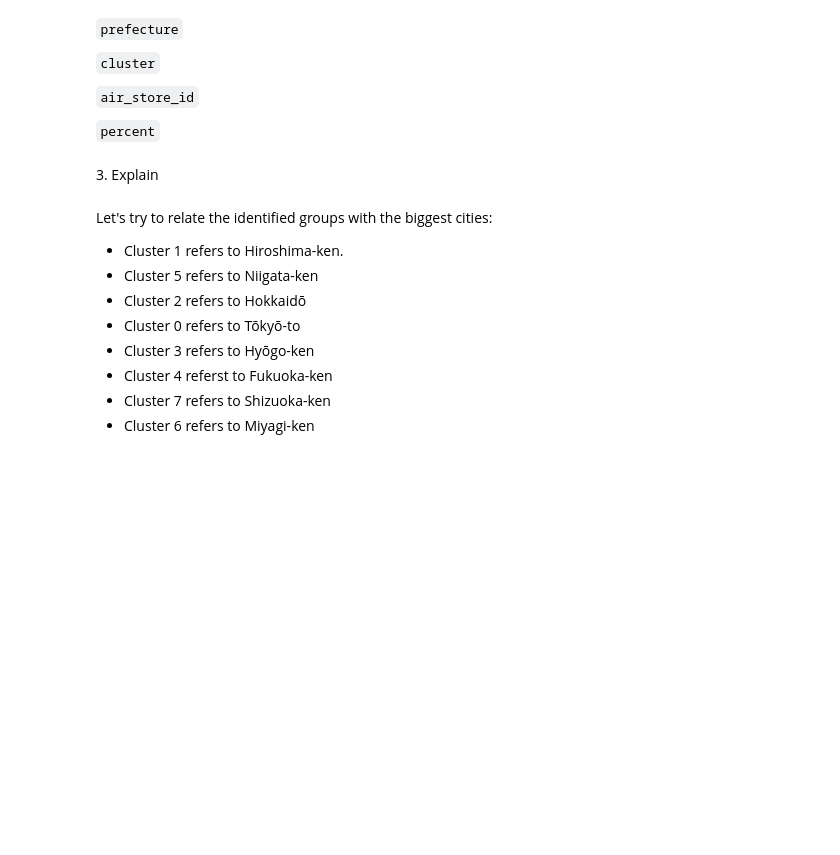
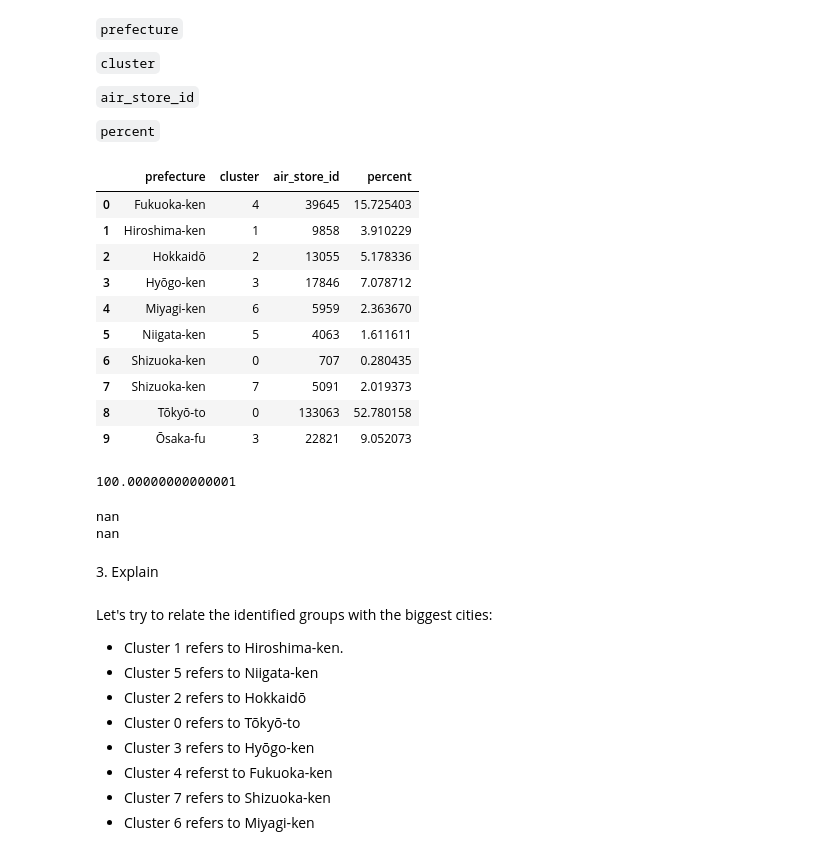
Before and after one commit to galiii/Recruit-Restaurant-Visitor-Forecasting1, a Jupyter notebook: eda/Data engineering-visit.ipynb, the cells around one changed output. Drawn from its saved outputs; the diff is of its cells as text; code cells hidden in the pictures; blank space fills up the shorter version.

```diff
--- a/eda/Data engineering-visit.ipynb
+++ b/eda/Data engineering-visit.ipynb
@@ -660,6 +704,32 @@ aircluster.head()
 <p><code>cluster</code></p>
 <p><code>air_store_id</code></p>
 <p><code>percent</code></p>
+# %%
+aircluster.head(11)
+# %% [output]
+|  | prefecture | cluster | air_store_id | percent |
+| 0 | Fukuoka-ken | 4 | 39645 | 15.725403 |
+| 1 | Hiroshima-ken | 1 | 9858 | 3.910229 |
+| 2 | Hokkaidō | 2 | 13055 | 5.178336 |
+| 3 | Hyōgo-ken | 3 | 17846 | 7.078712 |
+| 4 | Miyagi-ken | 6 | 5959 | 2.363670 |
+| 5 | Niigata-ken | 5 | 4063 | 1.611611 |
+| 6 | Shizuoka-ken | 0 | 707 | 0.280435 |
+| 7 | Shizuoka-ken | 7 | 5091 | 2.019373 |
+| 8 | Tōkyō-to | 0 | 133063 | 52.780158 |
+| 9 | Ōsaka-fu | 3 | 22821 | 9.052073 |
+# %%
+aircluster.percent.sum()
+# %% [output]
+100.00000000000001
+# %%
+#aircluster.percent.count()
+tt = np.nan
+print(tt + 1)
+print(1 + tt)
+# %% [output]
+nan
+nan
 # %% [markdown]
 <a id='region3-cell'>3. Explain</a>
 # %% [markdown]
```
Also changed, not shown: parts of 45 cells of this notebook, 3 other files.
